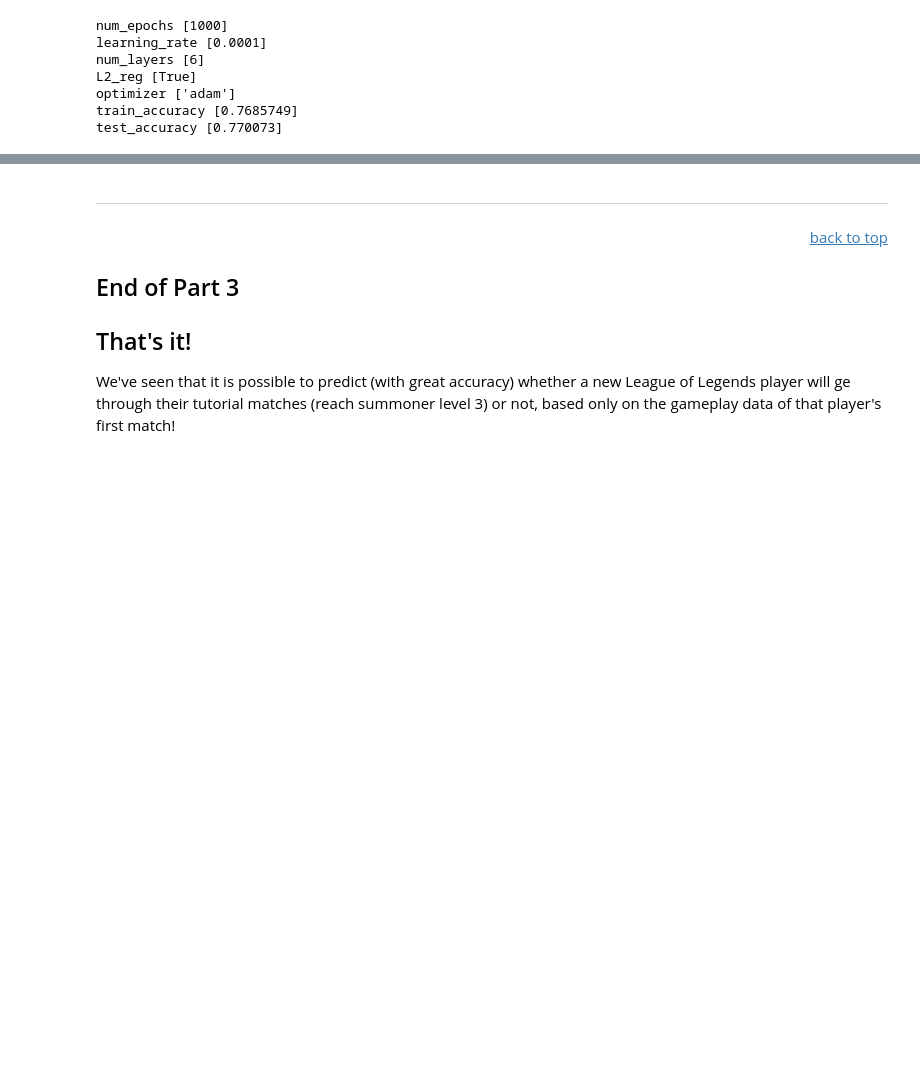
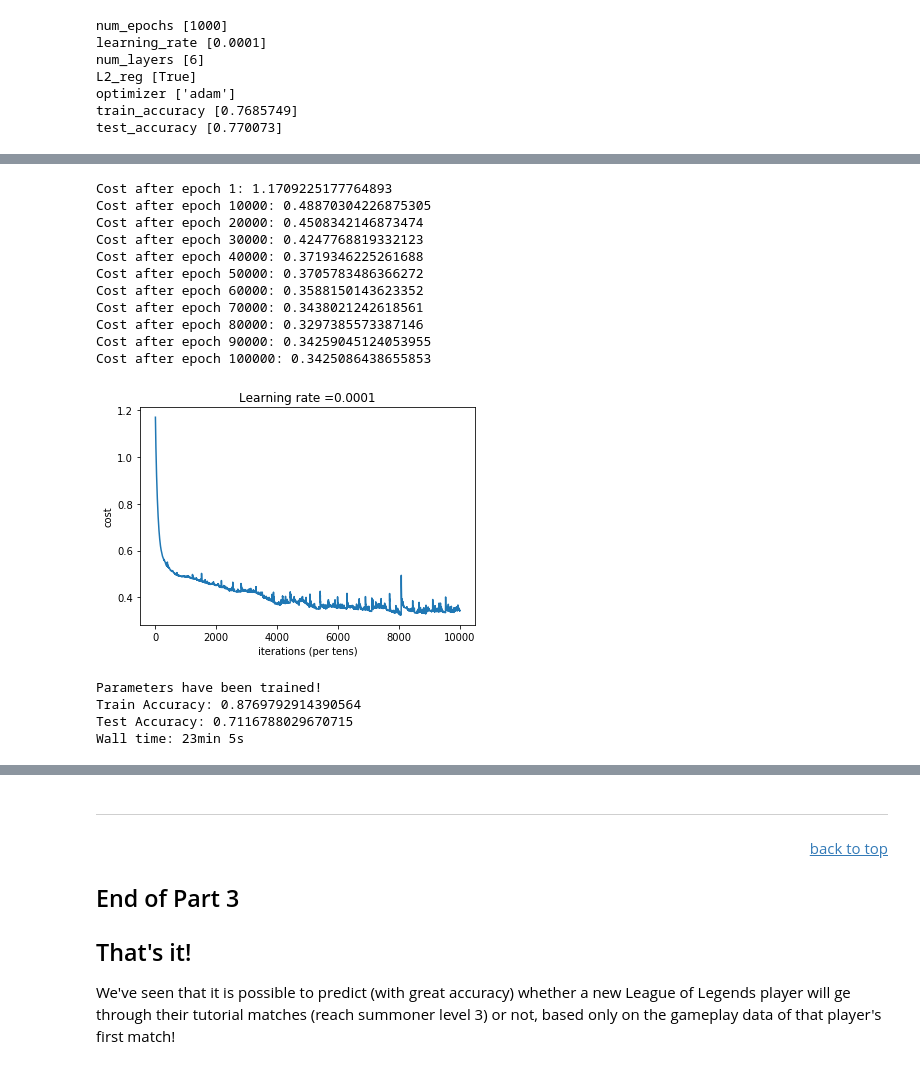
Before and after one commit to dskarbrevik/League-of-Legends-Churn-Prediction, a Jupyter notebook: LoL Churn Predictor [Part 3 - Data Modeling].ipynb, the cells around one changed output, grey strips where cells are left out. Drawn from its saved outputs; the diff is of its cells as text; code cells hidden in the pictures; blank space fills up the shorter version.

```diff
--- a/LoL Churn Predictor [Part 3 - Data Modeling].ipynb
+++ b/LoL Churn Predictor [Part 3 - Data Modeling].ipynb
@@ -555,10 +555,13 @@ Test labels shape: (1, 274)
 def neural_network(X_train_network, Y_train_network, X_test_network, Y_test_network,
                    num_layers, nodes_in_layer, num_epochs, learning_rate, L2=False, beta=0.01,
                    optimization="gradient descent", verbose=False, report_cost=None,
-                   hypertune_mode=False):
+                   hypertune_mode=False, dropout=False, keep_prob=None, save_loss_plot=False):
 
     if not report_cost:
         report_cost = num_epochs/10
+
+    if dropout and not keep_prob:
+        keep_prob = 0.8
 
     # to allow re-running of the network
     ops.reset_default_graph()
@@ -622,12 +625,17 @@ def neural_network(X_train_network, Y_train_network, X_test_network, Y_test_netw
         if verbose:
             print("A{0} shape = {1}".format((i+1),activations["A{}".format(i+1)].get_shape()))
 
+
+#     activations["A{}".format(num_layers-1)] = tf.nn.dropout(activations["A{}".format(num_layers-1)], keep_prob)
+
     activations["Z{}".format(num_layers)] = tf.add(tf.matmul(parameters["W{}".format(num_layers)],
                                                              activations["A{}".format(num_layers-1)]), parameters["b{}".format(num_layers)])
 
     if verbose:
         print("Z{0} shape = {1}".format((num_layers),activations["Z{}".format(num_layers)].get_shape()))
 
+
+    # side step - adding dropout
 
     # step 4) compute cost & perform backprop
 
@@ -694,6 +702,10 @@ def neural_network(X_train_network, Y_train_network, X_test_network, Y_test_netw
         plt.ylabel('cost')
         plt.xlabel('iterations (per tens)')
         plt.title("Learning rate =" + str(learning_rate))
+
+        if save_loss_plot:
+            plt.savefig("./docs/nn_cost_high_res.png", dpi=750, bbox_inches="tight")
+
         plt.show()
 
         # lets save the parameters in a variable
@@ -915,10 +927,14 @@ nodes_in_layer = [75,50,50,25,12,1]
 num_epochs= 200000
 learning_rate = 0.001
 L2_regularization = True
+optimizer = "gradient descent"
+hypertune = True
+save_plot = True
 
 # train and test the network
 test = neural_network(X_train_network, Y_train_network, X_test_network, Y_test_network,
-               num_layers, nodes_in_layer, num_epochs, learning_rate, L2 = L2_regularization)
+                      num_layers, nodes_in_layer, num_epochs, learning_rate, L2 = L2_regularization,
+                      optimization=optimizer, hypertune_mode = True, save_loss_plot = save_plot)
 # %% [output]
 Cost after epoch 0: 1.834868
 Cost after epoch 2000: 1.743892
@@ -1322,0 +1355,45 @@ Cost after epoch 1: 1.8397951126098633
+# %%
+%%notify -m "Neural network training complete!"
+%%time
+
+# seed for reproducibility
+tf.set_random_seed(2)
+
+# choose your parameters
+num_layers = 4
+nodes_in_layer = [50,25,12,1]
+num_epochs= 100000
+learning_rate = 0.0001
+L2_regularization = True
+optimizer = "adam"
+
+hypertune["num_epochs"].append(num_epochs)
+hypertune["learning_rate"].append(learning_rate)
+hypertune["num_layers"].append(num_layers)
+hypertune["L2_reg"].append(L2_regularization)
+hypertune["optimizer"].append(optimizer)
+
+# train and test the network
+_, train_accuracy, test_accuracy  = neural_network(X_train_network, Y_train_network, X_test_network, Y_test_network,
+                                                   num_layers, nodes_in_layer, num_epochs, learning_rate,
+                                                   L2 = L2_regularization, optimization = optimizer, hypertune_mode=True)
+
+hypertune["train_accuracy"].append(train_accuracy)
+hypertune["test_accuracy"].append(test_accuracy)
+# %% [output]
+Cost after epoch 1: 1.1709225177764893
+Cost after epoch 10000: 0.48870304226875305
+Cost after epoch 20000: 0.4508342146873474
+Cost after epoch 30000: 0.4247768819332123
+Cost after epoch 40000: 0.3719346225261688
+Cost after epoch 50000: 0.3705783486366272
+Cost after epoch 60000: 0.3588150143623352
+Cost after epoch 70000: 0.3438021242618561
+Cost after epoch 80000: 0.3297385573387146
+Cost after epoch 90000: 0.34259045124053955
+Cost after epoch 100000: 0.3425086438655853
+[figure, added]
+Parameters have been trained!
+Train Accuracy: 0.8769792914390564
+Test Accuracy: 0.7116788029670715
+Wall time: 23min 5s
```
Also changed, not shown: parts of 8 cells of this notebook, 2 other files.
